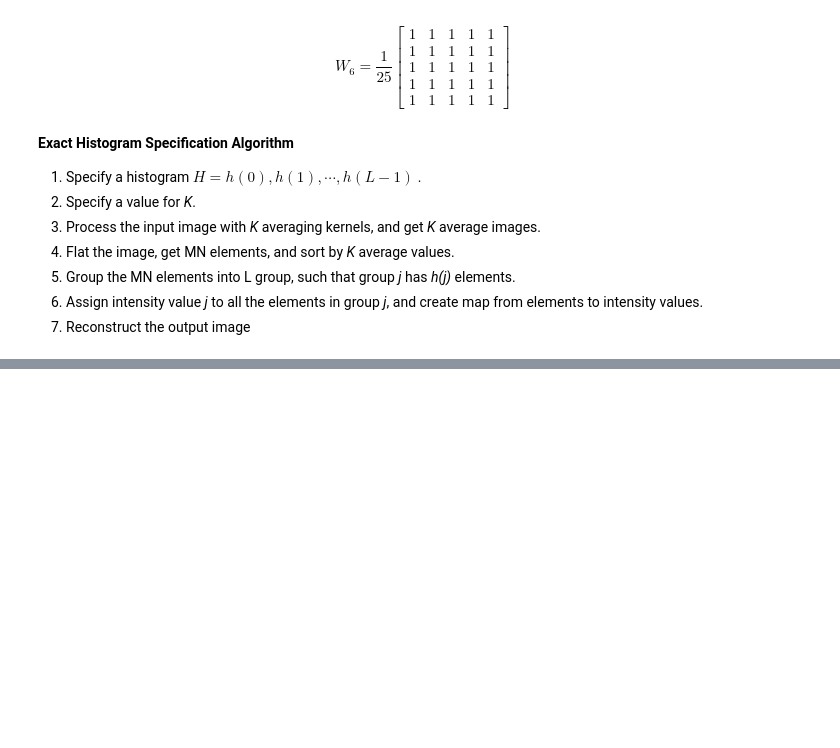
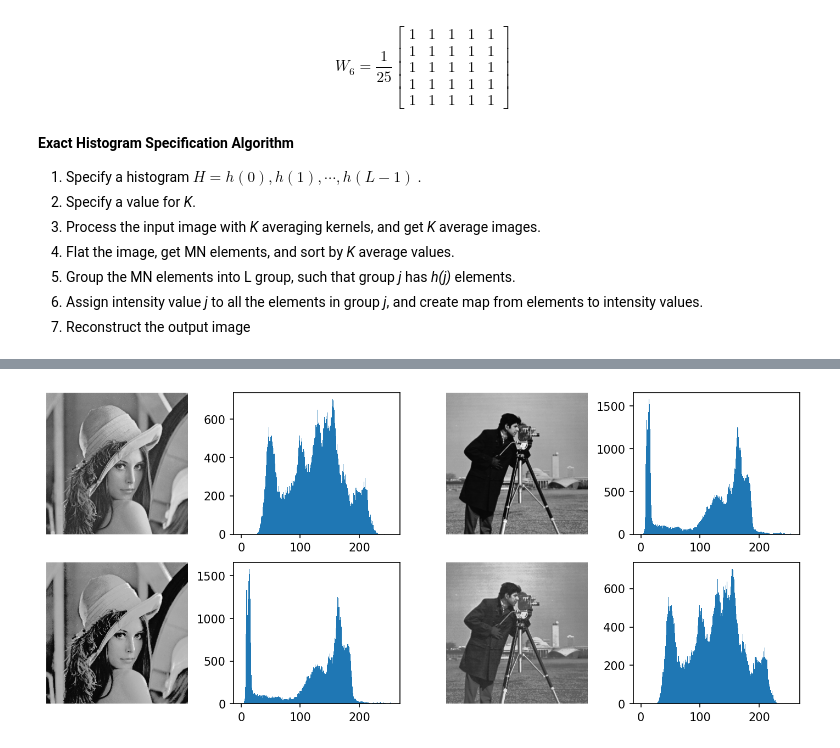
Before and after one commit to koolo233/DigitalImageProcessing_Python, a Jupyter notebook: Histogram_Processing.ipynb, the cells around one changed output, grey strips where cells are left out. Saved outputs shown, nothing was run; the diff lists cells and outputs as text; code cells hidden in the pictures; blank space fills up the shorter version.

Commit message:
Exact Histogram Specification Algorithm - random param

```diff
--- a/Histogram_Processing.ipynb
+++ b/Histogram_Processing.ipynb
@@ -334,0 +317,92 @@ print(sort_ind)
+# %%
+# group
+def exact_histogram_group(sort_index, histogram_dict):
+    histogram_static = list(histogram_dict.values())
+    histogram_value = list(histogram_dict.keys())
+
+    # cal CDF
+    histogram_cdf = np.cumsum(histogram_static)
+    # group
+    sort_group = np.split(sort_index, histogram_cdf)
+
+    # zip to dict
+    histogram_2_index_map = dict(zip(histogram_value, sort_group))
+    return histogram_2_index_map
+# %%
+# Random
+
+# read image
+lena_image = cv2.imread("./images/lena_gray_256.tif", 0)
+cameraman_image = cv2.imread("./images/cameraman.tif", 0)
+# resize the refer image
+cameraman_image = cv2.resize(cameraman_image, lena_image.shape)
+
+# flatten
+lena_shape = np.shape(lena_image)
+lena_flatten = np.reshape(lena_image, (-1, 1))
+
+cameraman_shape = np.shape(cameraman_image)
+cameraman_flatten = np.reshape(cameraman_image, (-1, 1))
+
+# index
+lena_index = np.arange(np.prod(np.shape(lena_image))).astype(np.int32)
+cameraman_index = np.arange(np.prod(np.shape(lena_image))).astype(np.int32)
+
+# 0, 1
+lena_random_param = np.random.rand(np.prod(np.shape(lena_image)), 1)
+cameraman_random_param = np.random.rand(np.prod(np.shape(cameraman_image)), 1)
+# 0~256
+lena_random_param += lena_flatten
+cameraman_random_param += cameraman_flatten
+
+# sort
+lena_sort_index = np.argsort(lena_random_param, axis=0)
+cameraman_sort_index = np.argsort(cameraman_random_param, axis=0)
+
+# obtain histogram static dict
+cameraman_unique, cameraman_counts = np.unique(cameraman_image, return_counts=True)
+cameraman_histogram_static_dict = dict(zip(cameraman_unique, cameraman_counts))
+lena_unique, lena_counts = np.unique(lena_image, return_counts=True)
+lena_histogram_static_dict = dict(zip(lena_unique, lena_counts))
+
+cameraman_value_to_index_map = exact_histogram_group(lena_sort_index, cameraman_histogram_static_dict)
+lena_value_to_index_map = exact_histogram_group(cameraman_sort_index, lena_histogram_static_dict)
+
+lena_new_histogram_image = np.zeros_like(lena_flatten)
+cameraman_new_histogram_image = np.zeros_like(lena_flatten)
+
+for v in cameraman_value_to_index_map.keys():
+    lena_new_histogram_image[cameraman_value_to_index_map[v]] = v
+for v in lena_value_to_index_map.keys():
+    cameraman_new_histogram_image[lena_value_to_index_map[v]] = v
+
+# reconstruct
+lena_new_histogram_image = np.reshape(lena_new_histogram_image, lena_shape)
+cameraman_new_histogram_image = np.reshape(cameraman_new_histogram_image, lena_shape)
+
+plt.figure(figsize=(12, 5), dpi=150)
+
+plt.subplot(2, 4, 1)
+plt.axis("off")
+plt.imshow(lena_image, cmap="gray", vmin=0, vmax=255)
+plt.subplot(2, 4, 2)
+plt.hist(lena_image.ravel(), 256, [0, 256])
+plt.subplot(2, 4, 3)
+plt.axis("off")
+plt.imshow(cameraman_image, cmap="gray", vmin=0, vmax=255)
+plt.subplot(2, 4, 4)
+plt.hist(cameraman_image.ravel(), 256, [0, 256])
+plt.subplot(2, 4, 5)
+plt.axis("off")
+plt.imshow(lena_new_histogram_image, cmap="gray", vmin=0, vmax=255)
+plt.subplot(2, 4, 6)
+plt.hist(lena_new_histogram_image.ravel(), 256, [0, 256])
+plt.subplot(2, 4, 7)
+plt.axis("off")
+plt.imshow(cameraman_new_histogram_image, cmap="gray", vmin=0, vmax=255)
+plt.subplot(2, 4, 8)
+plt.hist(cameraman_new_histogram_image.ravel(), 256, [0, 256])
+
+plt.show()
+# %% [output]
+[figure, added]
```
Also changed, not shown: parts of 4 cells of this notebook.
